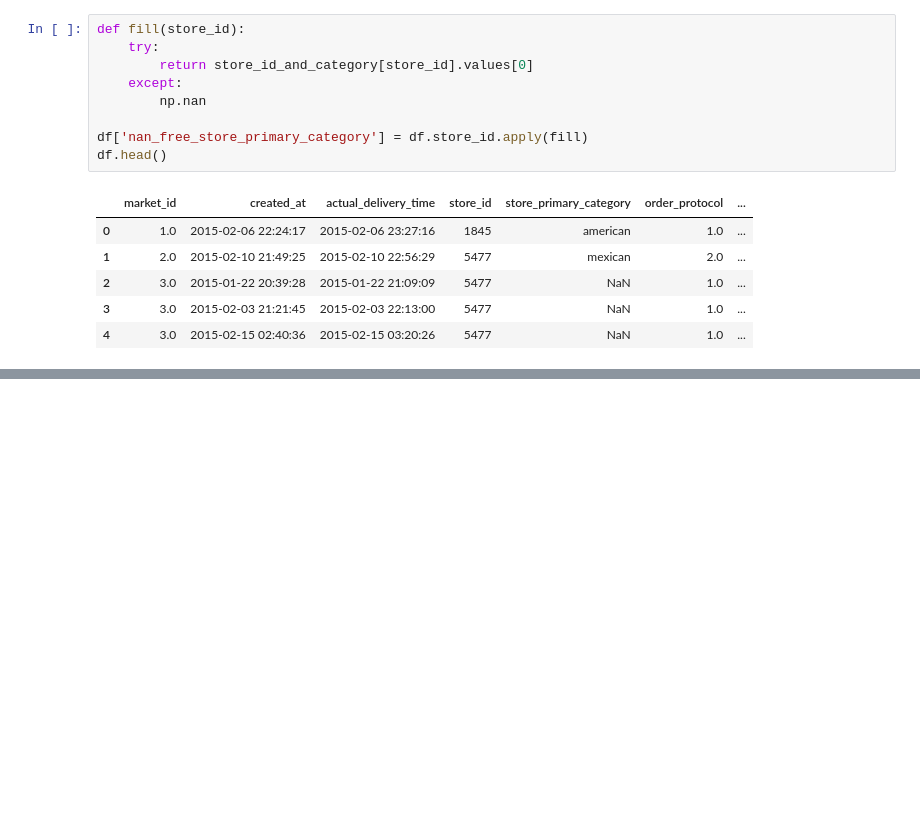
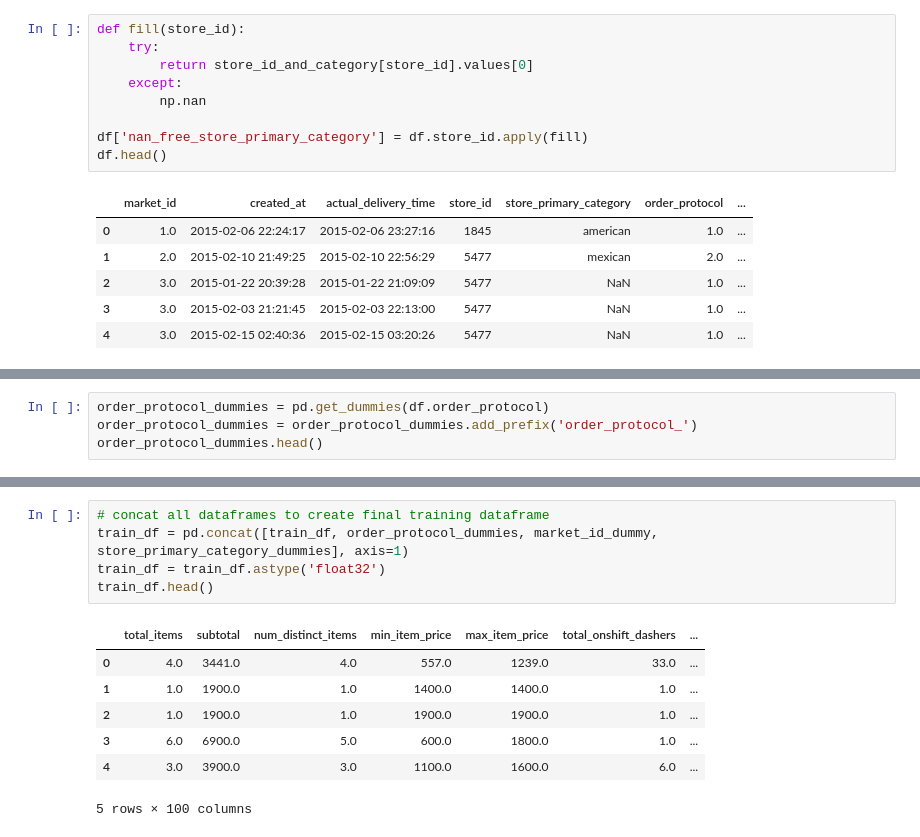
Before and after one commit to shailesh097/delivery_duration_prediction, a Jupyter notebook: delivery_duration.ipynb, the cells around one changed output, grey strips where cells are left out. Cells and saved outputs as stored; diff of their text form; blank space fills up the shorter version.

```diff
--- a/delivery_duration.ipynb
+++ b/delivery_duration.ipynb
@@ -128,0 +136,4 @@ df.head()
+# %%
+order_protocol_dummies = pd.get_dummies(df.order_protocol)
+order_protocol_dummies = order_protocol_dummies.add_prefix('order_protocol_')
+order_protocol_dummies.head()
@@ -128,0 +206,13 @@ df.head()
+# %%
+# concat all dataframes to create final training dataframe
+train_df = pd.concat([train_df, order_protocol_dummies, market_id_dummy, store_primary_category_dummies], axis=1)
+train_df = train_df.astype('float32')
+train_df.head()
+# %% [output]
+|  | total_items | subtotal | num_distinct_items | min_item_price | max_item_price | total_onshift_dashers | ... |
+| 0 | 4.0 | 3441.0 | 4.0 | 557.0 | 1239.0 | 33.0 | ... |
+| 1 | 1.0 | 1900.0 | 1.0 | 1400.0 | 1400.0 | 1.0 | ... |
+| 2 | 1.0 | 1900.0 | 1.0 | 1900.0 | 1900.0 | 1.0 | ... |
+| 3 | 6.0 | 6900.0 | 5.0 | 600.0 | 1800.0 | 1.0 | ... |
+| 4 | 3.0 | 3900.0 | 3.0 | 1100.0 | 1600.0 | 6.0 | ... |
+5 rows × 100 columns
```
Also changed, not shown: parts of 14 cells of this notebook, 1 other file.
